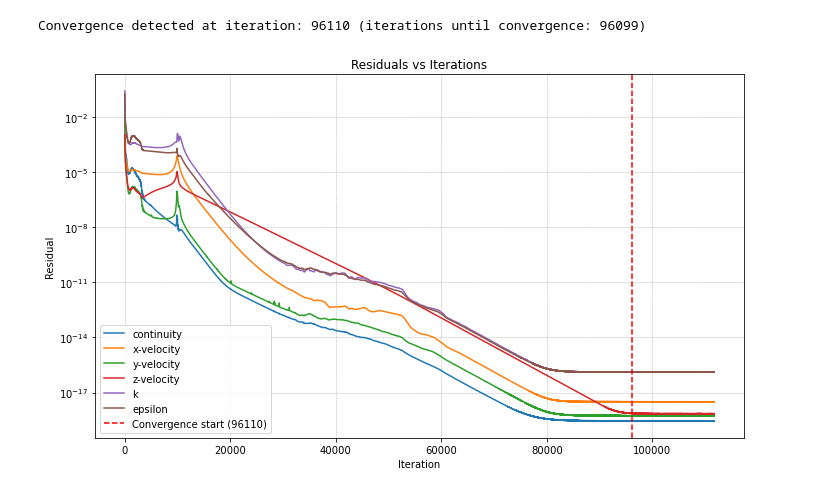
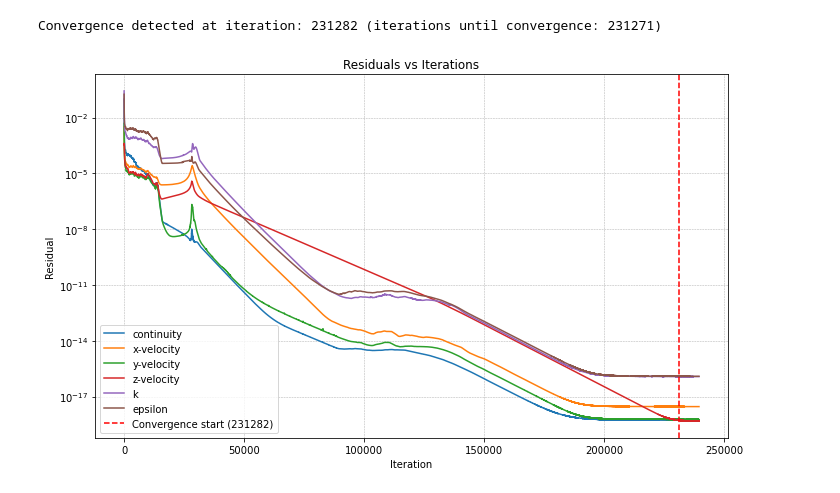
Before and after one commit to alexliberzonlab/sari-data, a Jupyter notebook: find_time.ipynb, the cells around one changed output. Cells and saved outputs as stored; diff of their text form; code cells hidden in the pictures.

```diff
--- a/find_time.ipynb
+++ b/find_time.ipynb
@@ -46,33 +46,33 @@ def find_convergence_iter(iters, resids, window=200, slope_tol=1e-5, min_iter=20
                 ok = False
                 break
         if ok:
             return iters[i]
     return None
-sim_num=1
+sim_num=3
 # === MAIN SCRIPT ===
 trn_file = file_path = f"C:/Users/Sari Kardosh/OneDrive/Documents/GitHub/sari-data/trn/sim{sim_num} trn.trn"  # change to your file path
 
 iters, resids = parse_iterations_from_trn(trn_file)
 conv_iter = find_convergence_iter(iters, resids)
 
 print(f"Convergence detected at iteration: {conv_iter} (iterations until convergence: {conv_iter - iters[0] + 1})")
 
 # Plot residuals
 plt.figure(figsize=(10,6))
 for j, label in enumerate(["continuity", "x-velocity", "y-velocity", "z-velocity", "k", "epsilon"]):
     plt.semilogy(iters, resids[:, j], label=label)
 
 if conv_iter:
     plt.axvline(conv_iter, color='r', linestyle='--', label=f'Convergence start ({conv_iter})')
 
 plt.xlabel("Iteration")
 plt.ylabel("Residual")
 plt.title("Residuals vs Iterations")
 plt.legend()
 plt.grid(True, which="both", linestyle="--", linewidth=0.5)
 plt.tight_layout()
 plt.savefig(f'residuals plot simulation {sim_num}')
 plt.show()
 # %% [output]
-Convergence detected at iteration: 96110 (iterations until convergence: 96099)
+Convergence detected at iteration: 231282 (iterations until convergence: 231271)
-[figure, old version]
+[figure, new version]
```
Also changed, not shown: 5 other files.
